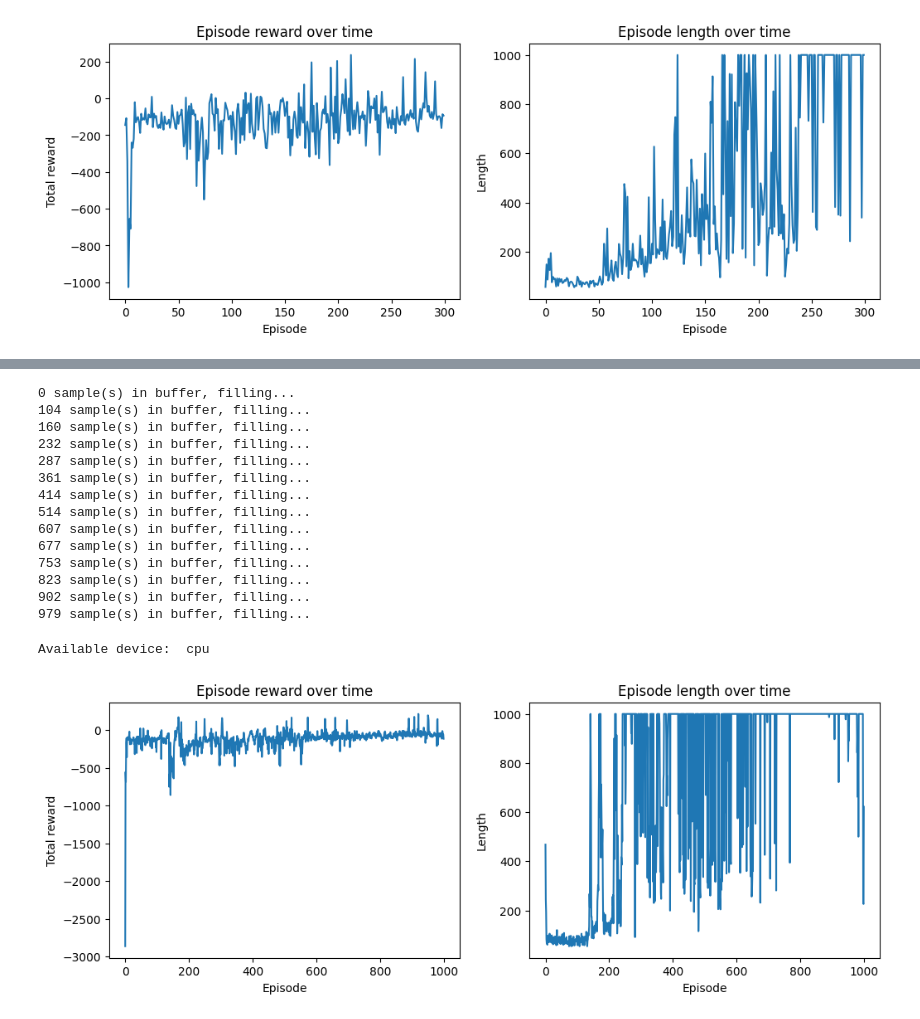
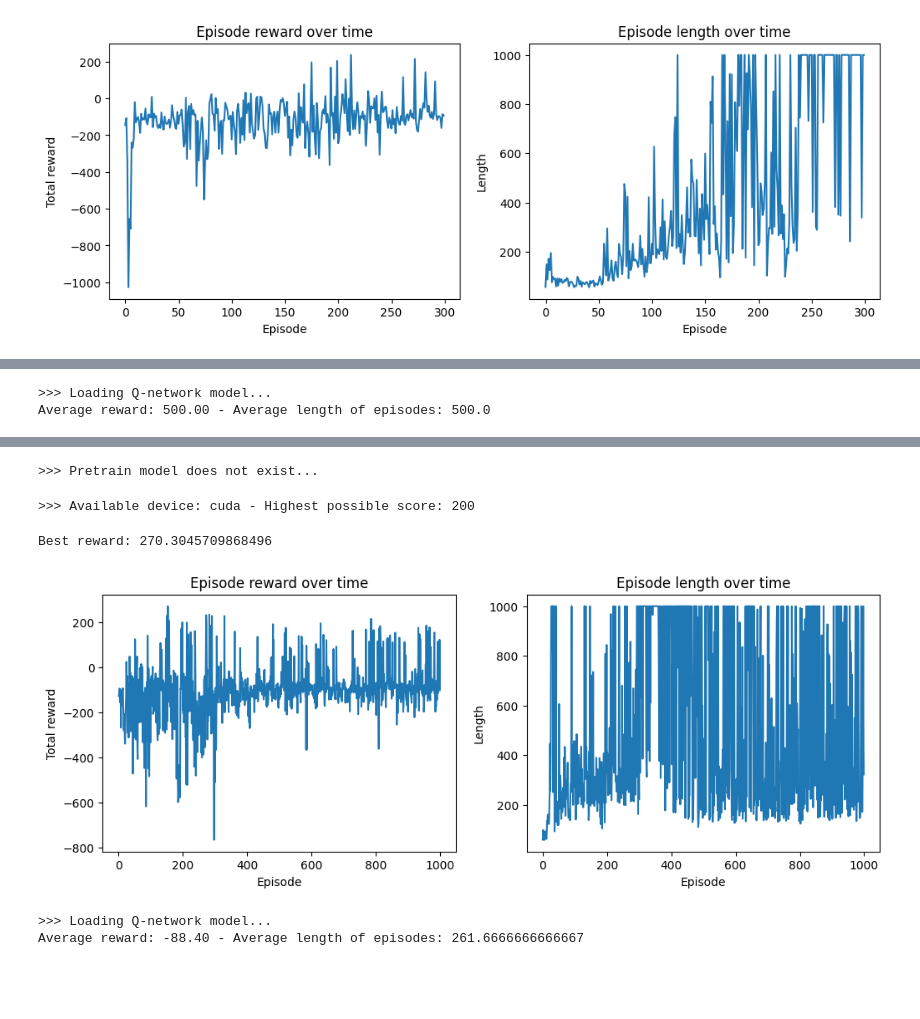
Before and after one commit to Mhddaraaa/start, a Jupyter notebook: ReinforcementLearning/9_RL_DeepQNetwork.ipynb, the cells around one changed output, grey strips where cells are left out. Saved outputs shown, nothing was run; the diff lists cells and outputs as text; code cells hidden in the pictures; blank space fills up the shorter version.

```diff
--- a/ReinforcementLearning/9_RL_DeepQNetwork.ipynb
+++ b/ReinforcementLearning/9_RL_DeepQNetwork.ipynb
@@ -1357 +1599,11 @@ Available device:  cpu
+# %%
+env = create_env("CartPole-v1", render_mode="rgb_array", record=True, eps_record=1)
+agent = Q_learningPrioritized(
+    env, net, gamma, n_episode, epsilon, epsilon_decay=0.999, batch_size = 512, random_play = 5000, model_path = "/content/model.pth"
+)
+
+agent.test_agent(3)
+# %% [output]
+>>> Loading Q-network model...
+Average reward: 500.00 - Average length of episodes: 500.0
 # %%
@@ -1359,36 +1611,34 @@ display_video(1900)
 # %% [output]
 [interactive output not drawn]
 # %%
-env = create_env("LunarLander-v2")
+env = create_env("LunarLander-v3", render_mode=None)
 n_hidden = 64
 lr = 0.001
-net = DQN(env, n_hidden, lr=lr, optStep=.95)
+net = DQN(env, n_hidden, lr=lr, optgamma=0.99, normalize=True)
+
 
 gamma = 0.99
 n_episode = 1000
 epsilon = 0.3
-agent = Q_learningPrioritized(env, net, gamma, n_episode, epsilon, batch_size = 512, playUpdate = False)
+agent = Q_learningPrioritized(
+    env, net, gamma, n_episode, epsilon, epsilon_decay=0.997, batch_size = 512, random_play = 5000
+)
+
+agent.train()
+agent.log()
 # %% [output]
-0 sample(s) in buffer, filling...
-104 sample(s) in buffer, filling...
-160 sample(s) in buffer, filling...
-232 sample(s) in buffer, filling...
-287 sample(s) in buffer, filling...
-361 sample(s) in buffer, filling...
-414 sample(s) in buffer, filling...
-514 sample(s) in buffer, filling...
-607 sample(s) in buffer, filling...
-677 sample(s) in buffer, filling...
-753 sample(s) in buffer, filling...
-823 sample(s) in buffer, filling...
-902 sample(s) in buffer, filling...
-979 sample(s) in buffer, filling...
+>>> Pretrain model does not exist...
+>>> Available device: cuda - Highest possible score: 200
+Best reward: 270.3045709868496
+[figure, added]
-# %%
-agent.train()
-# %% [output]
-Available device:  cpu
-# %%
-agent.log()
-# %% [output]
-[figure, removed]
+# %%
+env = create_env("LunarLander-v3", render_mode="rgb_array", record=True, eps_record=1)
+agent = Q_learningPrioritized(
+    env, net, gamma, n_episode, epsilon, epsilon_decay=0.999, batch_size = 512, random_play = 5000, model_path = "/content/model.pth"
+)
+
+agent.test_agent(3)
+# %% [output]
+>>> Loading Q-network model...
+Average reward: -88.40 - Average length of episodes: 261.6666666666667
 # %%
```
Also changed, not shown: parts of 29 cells of this notebook, 1 other file.
